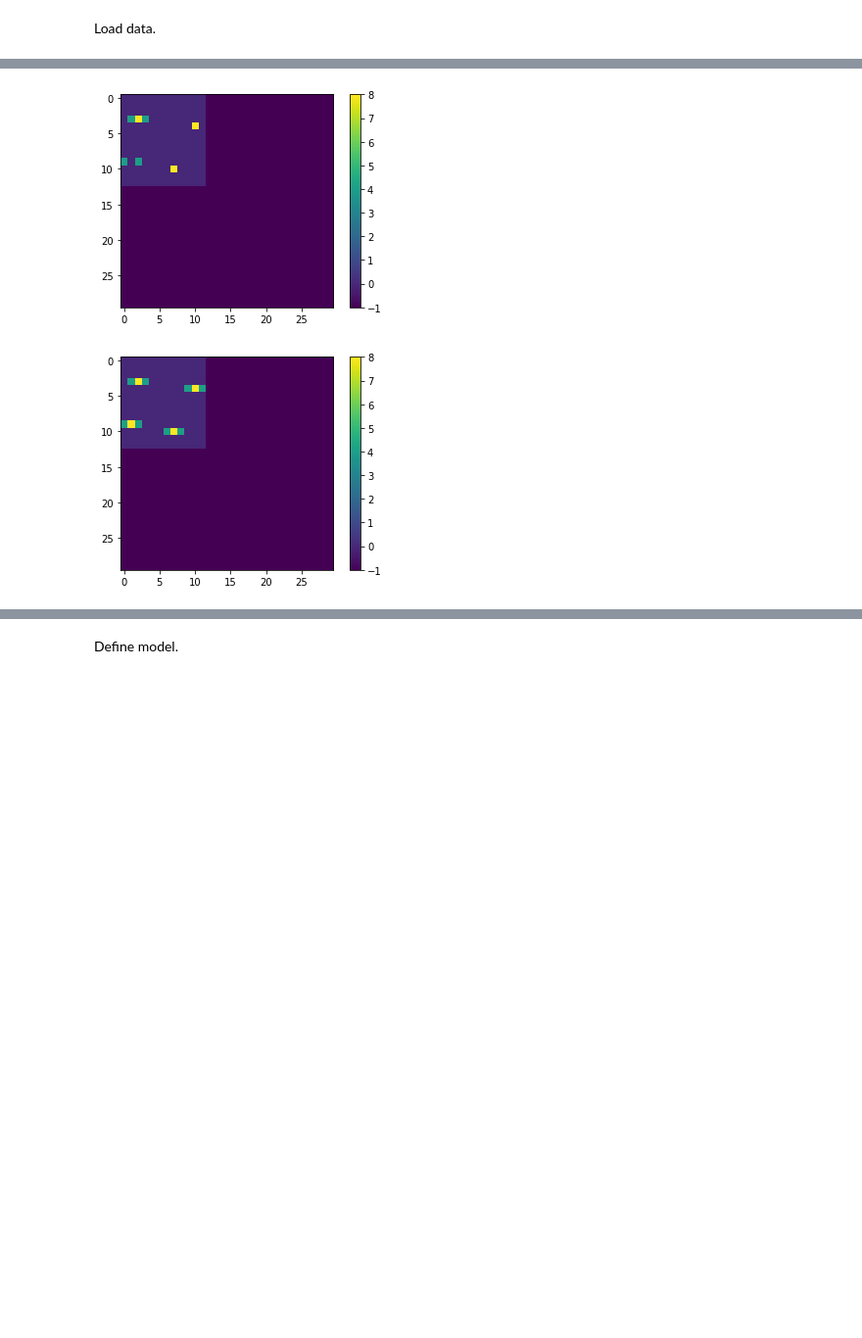
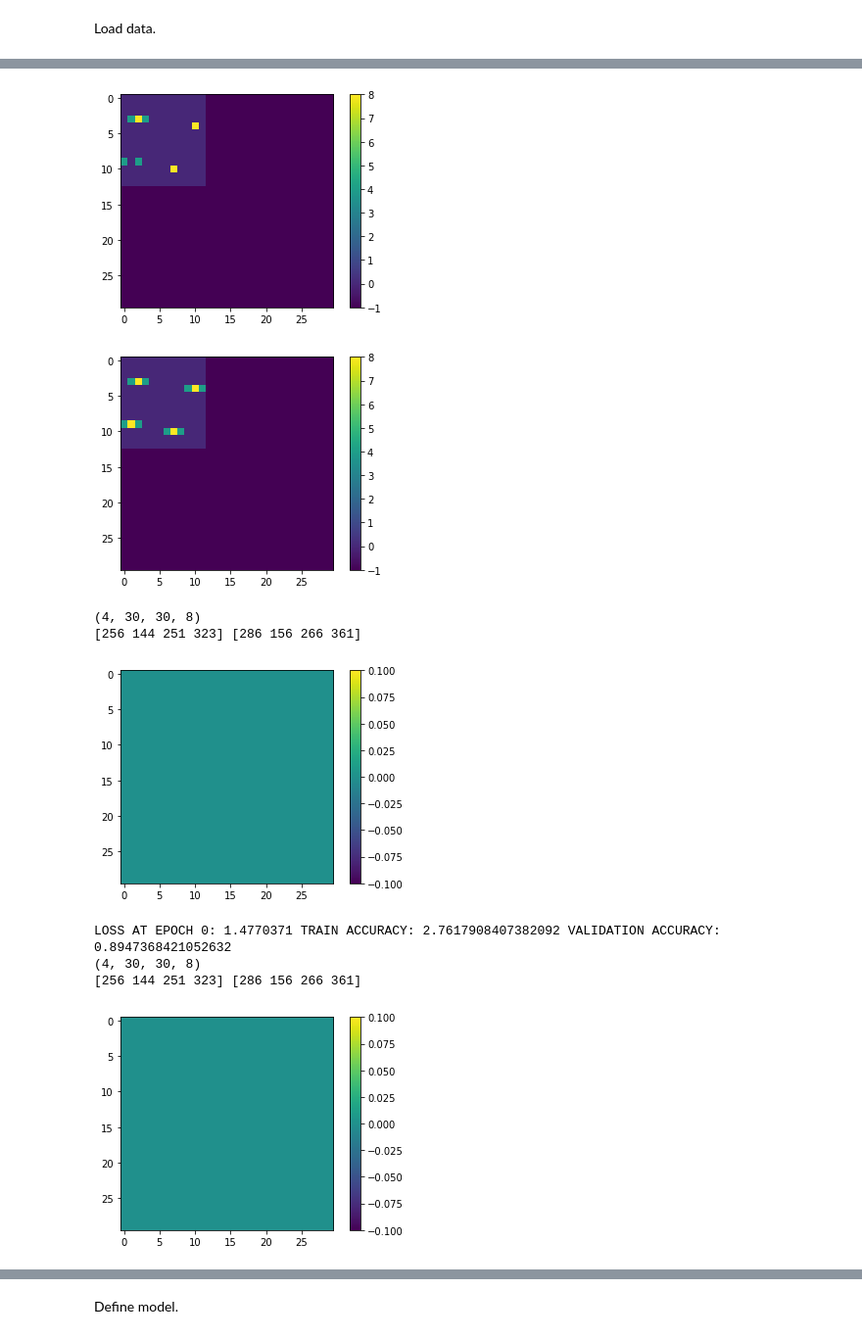
Before and after one commit to HarveyBrezinaConniffe/ARC, a Jupyter notebook: AI-NCA.ipynb, the cells around one changed output, grey strips where cells are left out. Shown: that part at 98% size. Saved outputs shown, nothing was run; the diff lists cells and outputs as text; code cells hidden in the pictures; blank space fills up the shorter version.

```diff
--- a/AI-NCA.ipynb
+++ b/AI-NCA.ipynb
@@ -232,25 +233,41 @@ print(cacc*100)
 # %%
 ntasks = 5
 channels = 8
 filters = 20
 perceptionsize = 3
 neurons = 128
 epochs = 300
 iterations = 100
 
 model = tf.keras.Sequential([
     tf.keras.layers.DepthwiseConv2D((perceptionsize, perceptionsize), input_shape=(30, 30, channels), strides=[1, 1], padding="same", depth_multiplier=filters, activation="relu"),
     tf.keras.layers.Conv2D(neurons, 1, activation="relu"),
     tf.keras.layers.Conv2D(channels, 1, activation=None, kernel_initializer=tf.zeros_initializer)
 ])
+
+model1 = tf.keras.Sequential([
+    tf.keras.layers.DepthwiseConv2D((perceptionsize, perceptionsize), input_shape=(30, 30, channels), strides=[1, 1], padding="same", depth_multiplier=filters, activation="relu"),
+    tf.keras.layers.Conv2D(neurons, 1, activation="relu"),
+    tf.keras.layers.Conv2D(channels, 1, activation=None, kernel_initializer=tf.zeros_initializer)
+])
+
+models = [model, model1]
+
 task = names[257]
 ctask = load(task)
 print(len(ctask[0]))
 plot(ctask[0][1])
 plot(ctask[1][1])
 cin = [ctask[0][0:-1], ctask[1][0:-1]]
-model = train(model, cin, epochs, iterations, channels, True, True, ctask)
+models = train(models, cin, epochs, iterations, channels, True, True, ctask)
 # %% [output]
 4
 [figure]
 [figure]
+(4, 30, 30, 8)
+[256 144 251 323] [286 156 266 361]
+[figure, added]
+LOSS AT EPOCH 0: 1.4770371 TRAIN ACCURACY: 2.7617908407382092 VALIDATION ACCURACY: 0.8947368421052632
+(4, 30, 30, 8)
+[256 144 251 323] [286 156 266 361]
+[figure, added]
```
Also changed, not shown: parts of 2 cells of this notebook.
